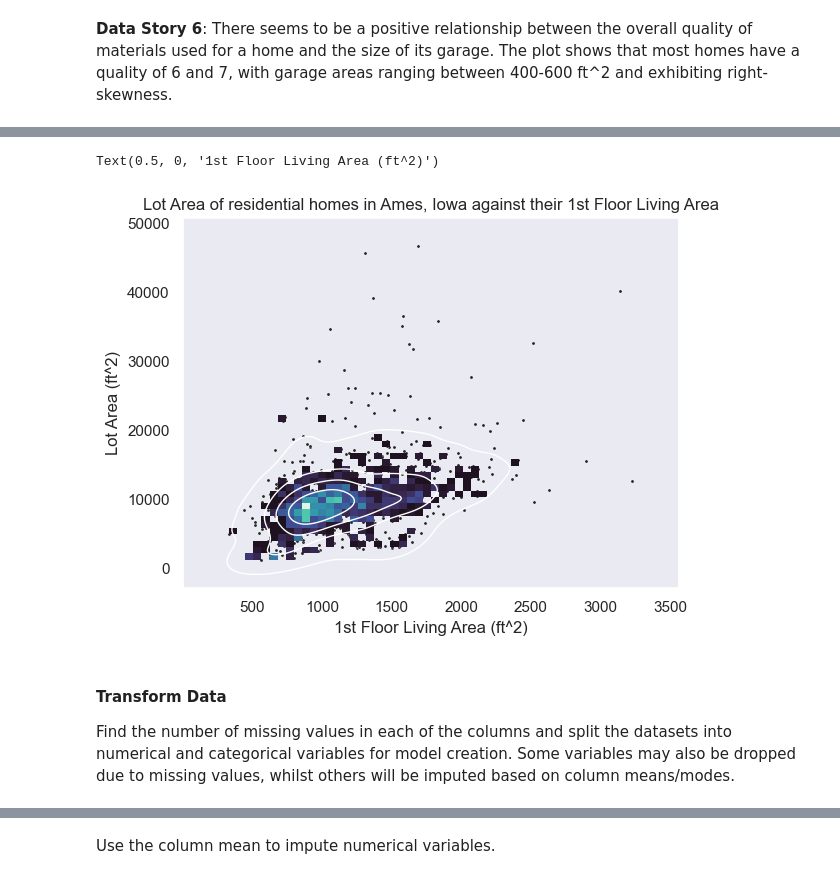
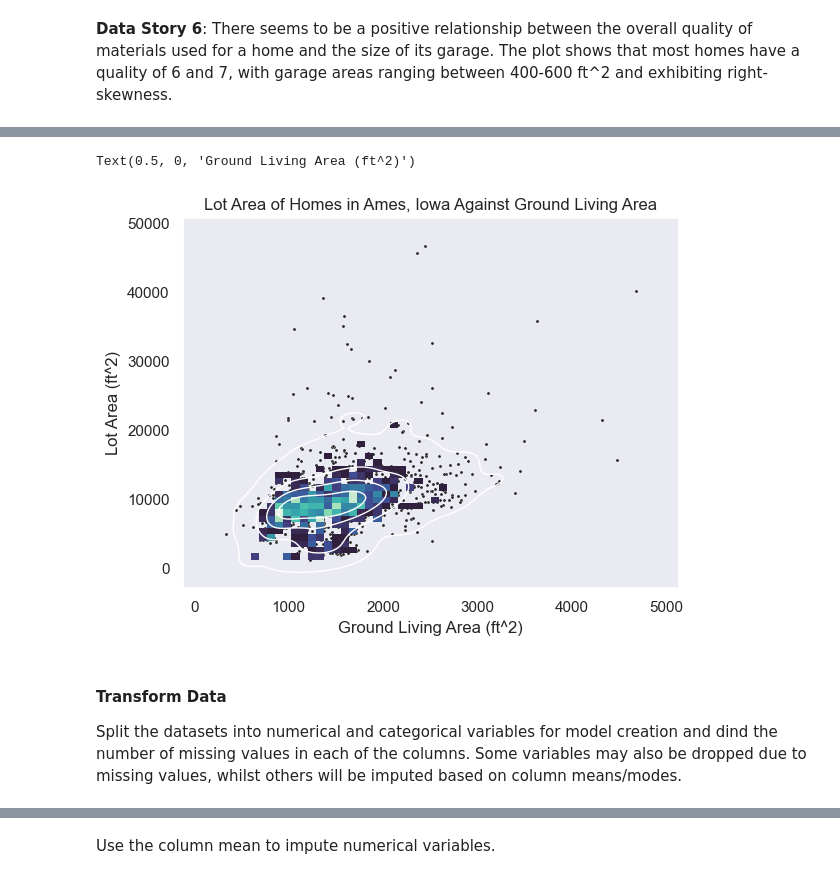
Before and after one commit to rraj786/Predicting-House-Prices, a Jupyter notebook: Price Predictor.ipynb, the cells around one changed output, grey strips where cells are left out. Saved outputs shown, nothing was run; the diff lists cells and outputs as text; code cells hidden in the pictures.

```diff
--- a/Price Predictor.ipynb
+++ b/Price Predictor.ipynb
@@ -246,0 +236,10 @@ Text(0.5, 0, 'Building Type')
+# %%
+# Include NA values in box plot, so create dummy column and remove it after plot
+train['Fence (NA)'] = train['Fence'].fillna('NA')
+
+ax = sns.boxplot(x = "Fence (NA)", y = "SalePrice", data = train)
+ax.set_title("Sale Prices of Homes in Ames, Iowa against Fence Type")
+ax.set_ylabel("Sale Price (USD)")
+ax.set_xlabel("Fence Type")
+
+train.drop(['Fence (NA)'], axis = 1, inplace = True)
@@ -273,15 +274,15 @@ Text(0.5, 0, '1st Floor Living Area (ft^2)')
 # %%
 # Ignore outliers where lot area is greater than 50000
 target = train[train.LotArea < 50000]
-ax = sns.scatterplot(x = "1stFlrSF", y = "LotArea", data = target, s = 5, color = ".15")
-ax = sns.histplot(x = "1stFlrSF", y = "LotArea", data = target, bins = 50, pthresh = .1, cmap = "mako")
-ax = sns.kdeplot(x = "1stFlrSF", y = "LotArea", data = target, levels = 5, color = "w", linewidths = 1)
-ax.set_title("Lot Area of residential homes in Ames, Iowa against their 1st Floor Living Area")
+ax = sns.scatterplot(x = "GrLivArea", y = "LotArea", data = target, s = 5, color = ".15")
+ax = sns.histplot(x = "GrLivArea", y = "LotArea", data = target, bins = 50, pthresh = .1, cmap = "mako")
+ax = sns.kdeplot(x = "GrLivArea", y = "LotArea", data = target, levels = 5, color = "w", linewidths = 1)
+ax.set_title("Lot Area of Homes in Ames, Iowa Against Ground Living Area")
 ax.set_ylabel("Lot Area (ft^2)")
-ax.set_xlabel("1st Floor Living Area (ft^2)")
+ax.set_xlabel("Ground Living Area (ft^2)")
 # %% [output]
-Text(0.5, 0, '1st Floor Living Area (ft^2)')
+Text(0.5, 0, 'Ground Living Area (ft^2)')
-[figure, old version]
+[figure, new version]
 # %% [markdown]
 #### Transform Data
-Find the number of missing values in each of the columns and split the datasets into numerical and categorical variables for model creation. Some variables may also be dropped due to missing values, whilst others will be imputed based on column means/modes.
+Split the datasets into numerical and categorical variables for model creation and dind the number of missing values in each of the columns. Some variables may also be dropped due to missing values, whilst others will be imputed based on column means/modes.
```
Also changed, not shown: parts of 34 cells of this notebook.
